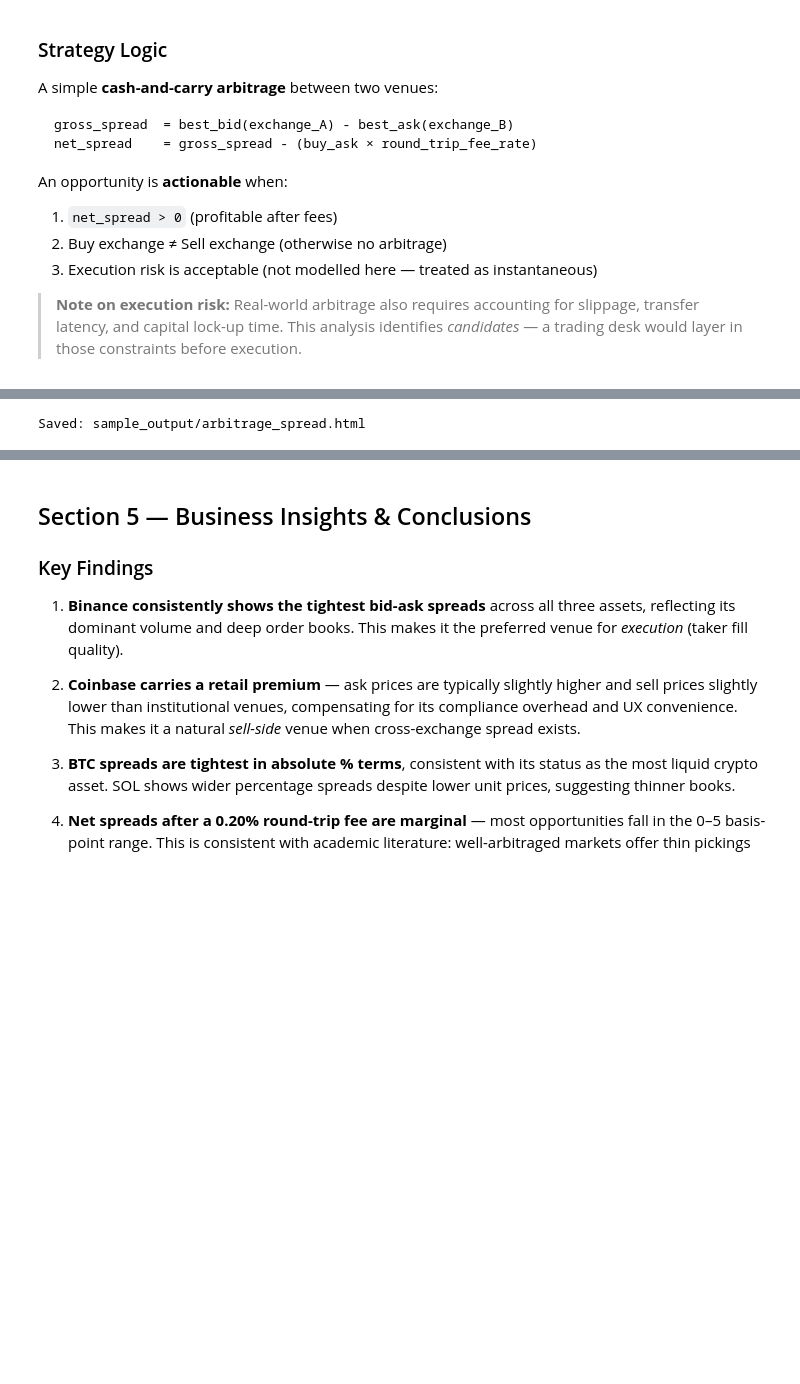
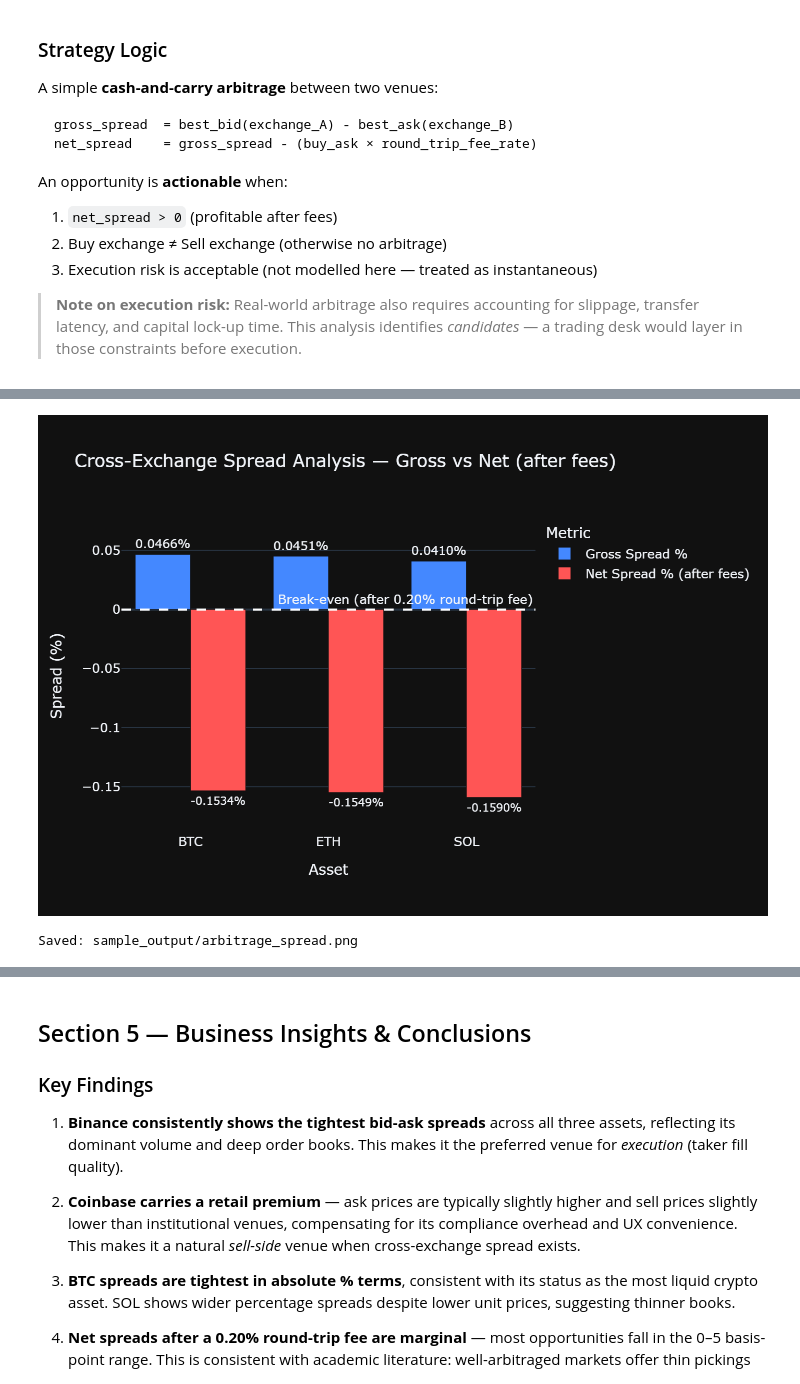
Before and after one commit to SCastilloP14/Multi-Exchange-Crypto-Arbitrage-Analysis, a Jupyter notebook: crypto_arbitrage_analysis.ipynb, the cells around one changed output, grey strips where cells are left out. Saved outputs shown, nothing was run; the diff lists cells and outputs as text; code cells hidden in the pictures; blank space fills up the shorter version.

```diff
--- a/crypto_arbitrage_analysis.ipynb
+++ b/crypto_arbitrage_analysis.ipynb
@@ -554,38 +556,38 @@ fig3.add_trace(go.Bar(
     y=df_opp['gross_spread_pct'],
     marker_color='#4488FF',
     text=[f'{v:.4f}%' for v in df_opp['gross_spread_pct']],
     textposition='outside',
 ))
 fig3.add_trace(go.Bar(
     name='Net Spread % (after fees)',
     x=df_opp['coin'],
     y=df_opp['net_spread_pct'],
     marker_color=bar_colors,
     text=[f'{v:.4f}%' for v in df_opp['net_spread_pct']],
     textposition='outside',
 ))
 
-# Break-even line at zero net spread
 fig3.add_hline(
     y=0, line_dash='dash', line_color='white',
     annotation_text='Break-even (after 0.20% round-trip fee)',
     annotation_position='top right',
 )
 
 fig3.update_layout(
     title='Cross-Exchange Spread Analysis — Gross vs Net (after fees)',
     xaxis_title='Asset',
     yaxis_title='Spread (%)',
     template='plotly_dark',
     barmode='group',
     height=480,
     legend_title='Metric',
 )
-fig3.show()
-fig3.write_html('sample_output/arbitrage_spread.html')
-print('Saved: sample_output/arbitrage_spread.html')
+fig3.write_image('sample_output/arbitrage_spread.png', scale=2)
+display(Image('sample_output/arbitrage_spread.png'))
+print('Saved: sample_output/arbitrage_spread.png')
 # %% [output]
+[figure, added]
-Saved: sample_output/arbitrage_spread.html
+Saved: sample_output/arbitrage_spread.png
 # %%
 # ── Chart 4: Full arbitrage dashboard (2×2) ──────────────────────────────────
 fig4 = make_subplots(
```
Also changed, not shown: parts of 9 cells of this notebook.
